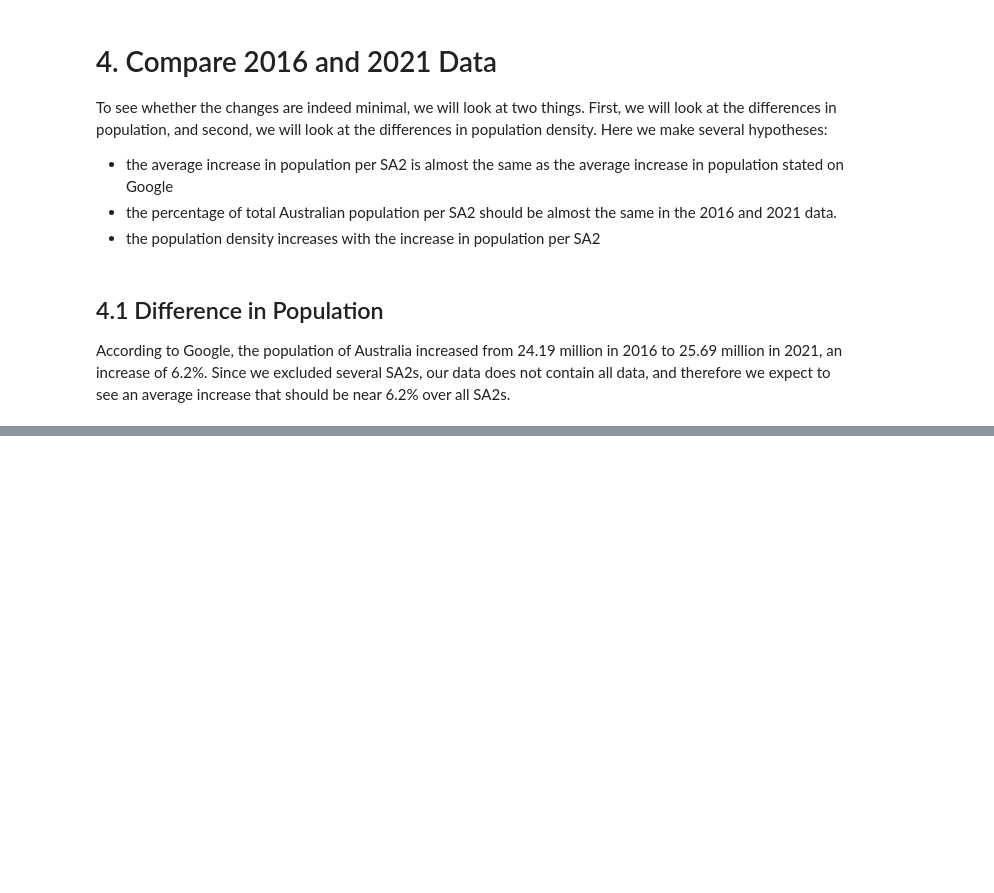
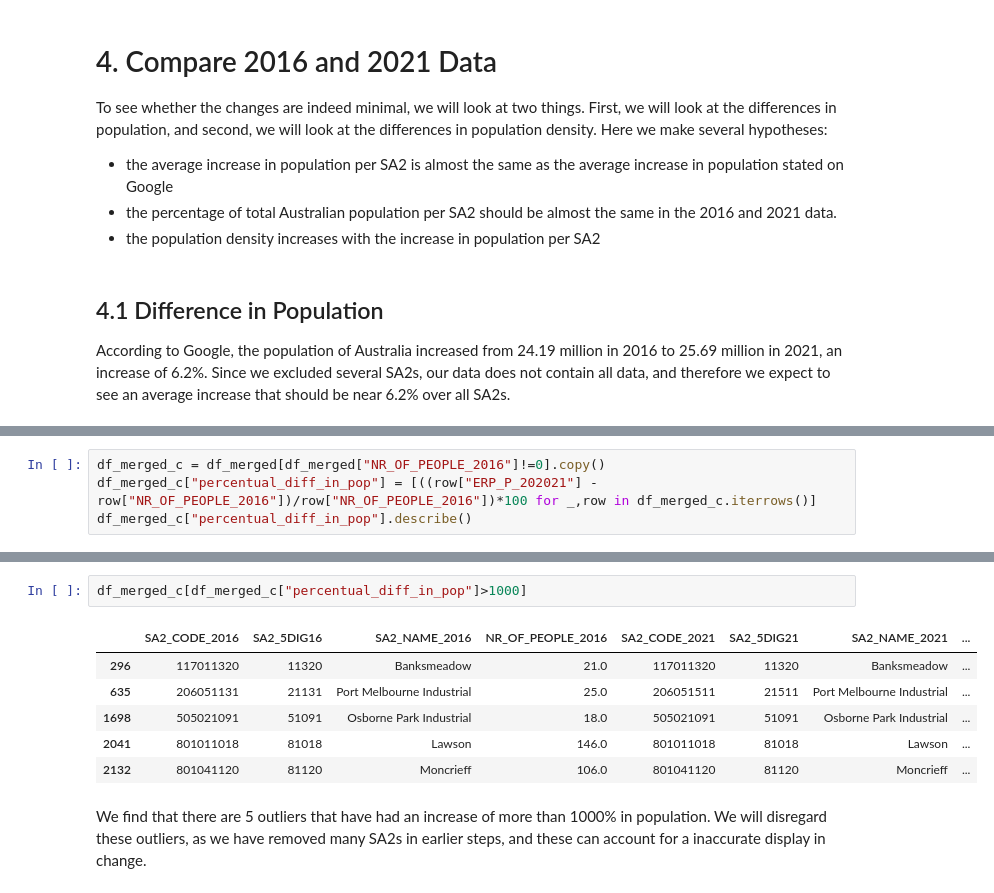
Before and after one commit to NielsvBeuningen/knowledge-engineering, a Jupyter notebook: data/compare2016-2021.ipynb, the cells around one changed output, grey strips where cells are left out. Cells and saved outputs as stored; diff of their text form; blank space fills up the shorter version.

```diff
--- a/data/compare2016-2021.ipynb
+++ b/data/compare2016-2021.ipynb
@@ -393,0 +266,4 @@ The Percentage of the population and population density have grown (or decreased
+# %%
+df_merged_c = df_merged[df_merged["NR_OF_PEOPLE_2016"]!=0].copy()
+df_merged_c["percentual_diff_in_pop"] = [((row["ERP_P_202021"] - row["NR_OF_PEOPLE_2016"])/row["NR_OF_PEOPLE_2016"])*100 for _,row in df_merged_c.iterrows()]
+df_merged_c["percentual_diff_in_pop"].describe()
@@ -393,0 +280,11 @@ The Percentage of the population and population density have grown (or decreased
+# %%
+df_merged_c[df_merged_c["percentual_diff_in_pop"]>1000]
+# %% [output]
+|  | SA2_CODE_2016 | SA2_5DIG16 | SA2_NAME_2016 | NR_OF_PEOPLE_2016 | SA2_CODE_2021 | SA2_5DIG21 | SA2_NAME_2021 | ... |
+| 296 | 117011320 | 11320 | Banksmeadow | 21.0 | 117011320 | 11320 | Banksmeadow | ... |
+| 635 | 206051131 | 21131 | Port Melbourne Industrial | 25.0 | 206051511 | 21511 | Port Melbourne Industrial | ... |
+| 1698 | 505021091 | 51091 | Osborne Park Industrial | 18.0 | 505021091 | 51091 | Osborne Park Industrial | ... |
+| 2041 | 801011018 | 81018 | Lawson | 146.0 | 801011018 | 81018 | Lawson | ... |
+| 2132 | 801041120 | 81120 | Moncrieff | 106.0 | 801041120 | 81120 | Moncrieff | ... |
+# %% [markdown]
+We find that there are 5 outliers that have had an increase of more than 1000% in population. We will disregard these outliers, as we have removed many SA2s in earlier steps, and these can account for a inaccurate display in change.
```
Also changed, not shown: parts of 64 cells of this notebook.
